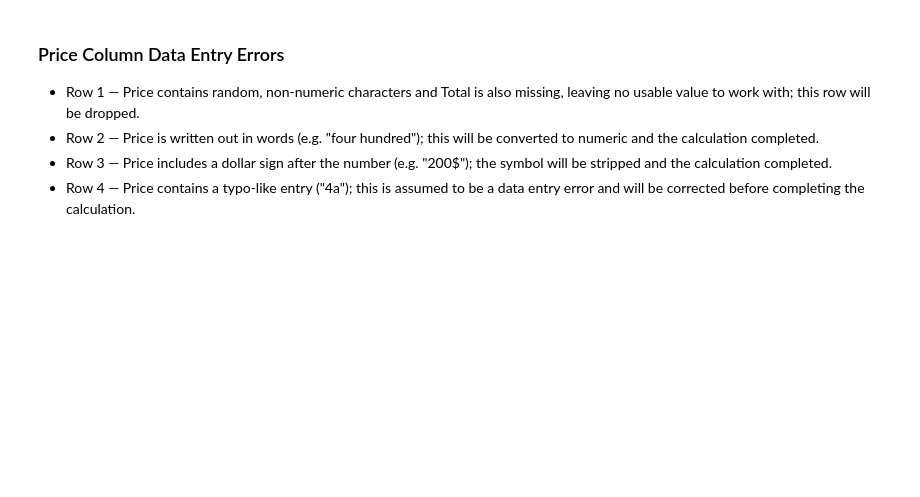
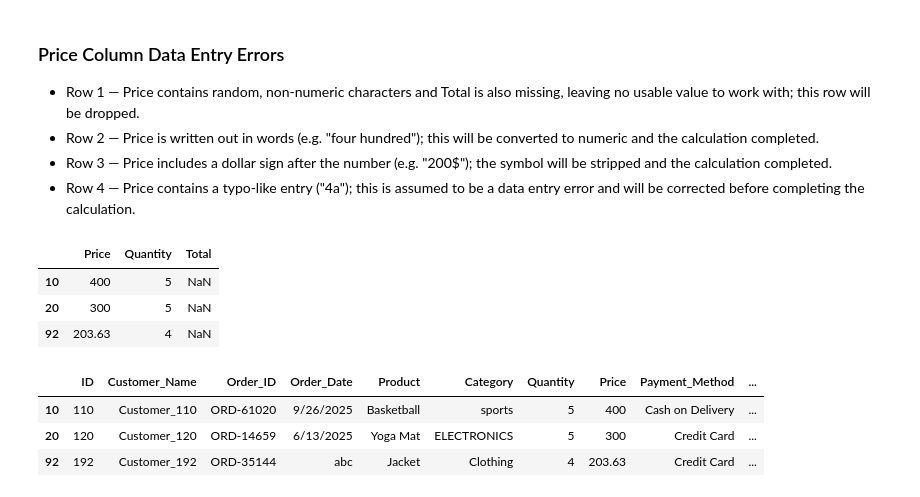
Before and after one commit to FoXx-codes/Sales_eda_classification, a Jupyter notebook: Ecom_EDAK.ipynb, the cells around one changed output. Drawn from its saved outputs; the diff is of its cells as text; code cells hidden in the pictures; blank space fills up the shorter version.

```diff
--- a/Ecom_EDAK.ipynb
+++ b/Ecom_EDAK.ipynb
@@ -150,3 +139,32 @@ null_rows
 - Row 2 — Price is written out in words (e.g. "four hundred"); this will be converted to numeric and the calculation completed.
 - Row 3 — Price includes a dollar sign after the number (e.g. "200$"); the symbol will be stripped and the calculation completed.
 - Row 4 — Price contains a typo-like entry ("4a"); this is assumed to be a data entry error and will be corrected before completing the calculation.
+# %%
+# removing the first row
+raw_data = raw_data.drop(raw_data.index[1])
+
+
+
+# replace the four hundred in the 10th row
+raw_data['Price'] = raw_data['Price'].replace('four hundred', '400')
+
+# remove the dollar sign from the price column and convert it to float
+raw_data['Price'] = raw_data['Price'].str.replace('$', '')
+
+# remove the 'a' from the quantity column
+raw_data['Quantity'] = raw_data['Quantity'].str.replace('a', '')
+# %%
+null_rows = raw_data[raw_data[['Price', 'Quantity', 'Total']].isnull().any(axis=1)][['Price', 'Quantity', 'Total']]
+null_rows
+# %% [output]
+|  | Price | Quantity | Total |
+| 10 | 400 | 5 | NaN |
+| 20 | 300 | 5 | NaN |
+| 92 | 203.63 | 4 | NaN |
+# %%
+raw_data.loc[null_rows.index]
+# %% [output]
+|  | ID | Customer_Name | Order_ID | Order_Date | Product | Category | Quantity | Price | Payment_Method | ... |
+| 10 | 110 | Customer_110 | ORD-61020 | 9/26/2025 | Basketball | sports | 5 | 400 | Cash on Delivery | ... |
+| 20 | 120 | Customer_120 | ORD-14659 | 6/13/2025 | Yoga Mat | ELECTRONICS | 5 | 300 | Credit Card | ... |
+| 92 | 192 | Customer_192 | ORD-35144 | abc | Jacket | Clothing | 4 | 203.63 | Credit Card | ... |
```
Also changed, not shown: parts of 14 cells of this notebook.
